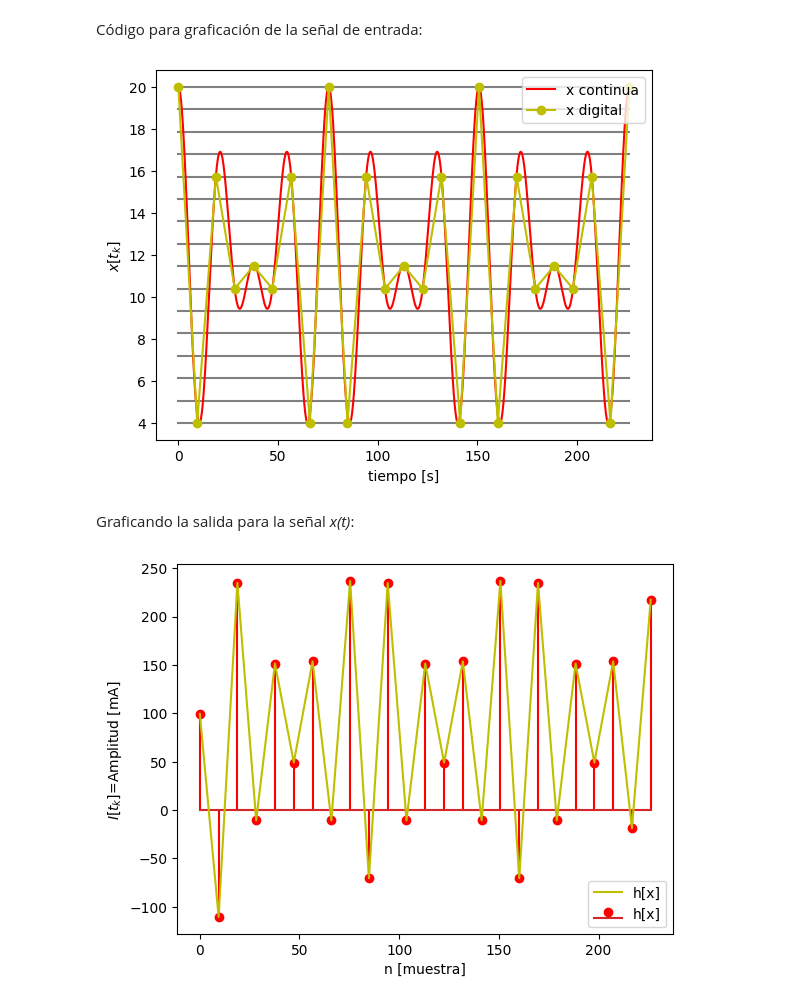
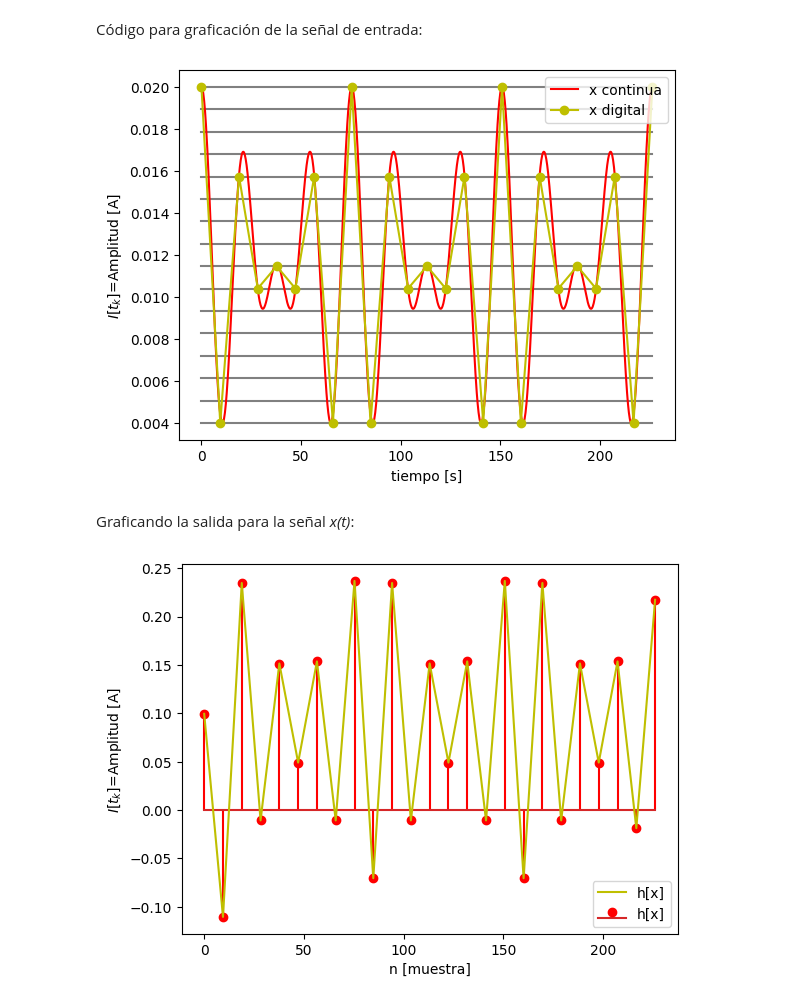
Before and after one commit to JMMV314/Se-ales-y-Sistemas, a Jupyter notebook: Parcial1/Parcial1_.ipynb, the cells around one changed output. Saved outputs shown, nothing was run; the diff lists cells and outputs as text; code cells hidden in the pictures.

```diff
--- a/Parcial1/Parcial1_.ipynb
+++ b/Parcial1/Parcial1_.ipynb
@@ -167,6 +167,6 @@ T=1/(f) #Periodo de muestreo para 'f'
 ti=0
 tf=(1/fmin)*1 #se graficará 3 ciclos completos para la mayor menor angular
 
-K=int((tf-ti)/T+1) #Número de muestras
+K=int(((tf-ti)/T)+1) #Número de muestras
 ## vector de tiempo equiespacioado
 tv = np.linspace(start=ti,stop=tf,num=K)
@@ -276,7 +274,7 @@ T=Tmin/(2*1)#Periodo de muestreo, será 2 veces la frecuencia mayor (equivalente
 ti=0
 tf=3*Tc #se graficará 1 ciclo completo para la señal quasiperiodica
 
-K=int((tf-ti)/T+1) #Número de muestras
+K=int(((tf-ti)/T)+1) #Número de muestras
 #print(K)
 
 ## vector de tiempo equiespacioado
@@ -286,8 +284,8 @@ Código para definir vector de cuantización:
 # %%
 ##número de bits y vector de cuantización
 nbits = 4
-rmin = 4 #valor minimo a cuantizar
-rmax = 20 #Valor máximo a cuantizar
+rmin = 0.004 #valor minimo a cuantizar
+rmax = 0.020 #Valor máximo a cuantizar
 ve = np.linspace(rmin,rmax,2**nbits) #Posiciones de cuantización
 # %% [markdown]
 Declaración de respuesta al escalón y nueva señal de entrada:
@@ -324,28 +322,28 @@ Código para graficación de la señal de entrada:
 # %%
 #estados de cuantización
 for v in ve:
   #plt.plot(tv,v*np.ones(len(tv)))
   plt.plot([tv[0],tv[-1]],v*np.ones(2),c="grey") #alternativa a la planteada ##¿Más eficiente?
 
 
 #Graficando función continua
 t=np.linspace(start=ti,stop=tf,num=1000)
 p=20*(np.cos(t*w1)+np.cos(t*w2)) #Función a modelar
 pn=my_ceropen(p,rmin,rmax)
 plt.plot(t,pn,c='r', label='x continua')
 
 
 ##graficar señales
 #plt.plot(tv,yn,c='b', label='x discretizada') #cs discretizada
 plt.plot(tv,xq,c='y',marker='o',label='x digital') # graficar señal Digital (discreta + cuantizada)
 
 plt.legend(loc='upper right')
 #plt.grid()
 plt.xlabel('tiempo [s]')
-plt.ylabel('$x[t_k]$') # $ $ ecuación latex"""
+plt.ylabel('$I[t_k]$=Amplitud [A] ') # $ $ ecuación latex"""
 plt.show()
 # %% [output]
-[figure, old version]
+[figure, new version]
 # %% [markdown]
 Graficando la salida para la señal *x(t)*:
 # %%
@@ -353,7 +351,7 @@ plt.stem(tv,y,'r',label='h[x]')
 plt.plot(tv,y,'y',label='h[x]')
 plt.legend()
 plt.xlabel('n [muestra]')
-plt.ylabel('$I[t_k]$=Amplitud [mA] ')
+plt.ylabel('$I[t_k]$=Amplitud [A] ')
 plt.show()
 # %% [output]
-[figure, old version]
+[figure, new version]
```
Also changed, not shown: parts of 3 cells of this notebook.
